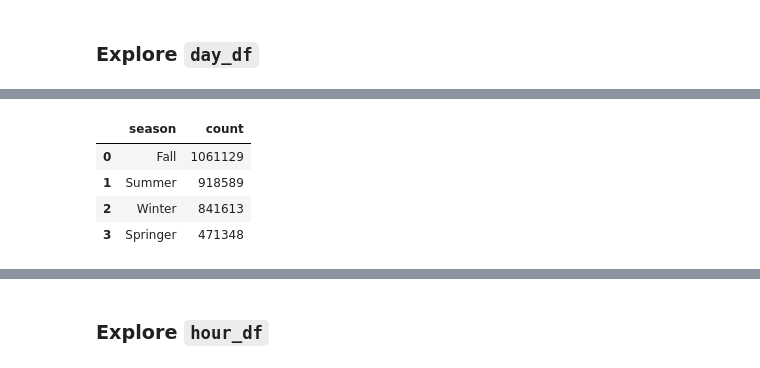
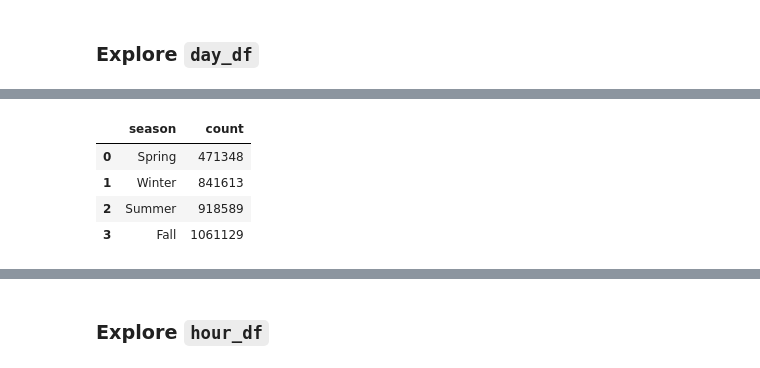
Before and after one commit to bintang58/bike-sharing-analysis, a Jupyter notebook: notebook.ipynb, the cells around one changed output, grey strips where cells are left out. Saved outputs shown, nothing was run; the diff lists cells and outputs as text; code cells hidden in the pictures.

```diff
--- a/notebook.ipynb
+++ b/notebook.ipynb
@@ -234,10 +236,10 @@ day_df.rename(
     inplace=True
 )
 # %%
-# Mengonversi nilai dalam kolom 'season' di day_df agar lebih mudah dipahami
-# 1 → Springer, 2 → Summer, 3 → Fall, 4 → Winter
+# Mengonversi nilai dalam kolom "season" di day_df agar lebih mudah dipahami
+# 1 → Spring, 2 → Summer, 3 → Fall, 4 → Winter
 day_df["season"] = day_df["season"].cat.rename_categories({
-    1: "Springer",
+    1: "Spring",
     2: "Summer",
     3: "Fall",
     4: "Winter"
@@ -535,12 +537,13 @@ day_df.describe(include="all")
 | max | 731.000000 | 2012-12-31 00:00:00 | NaN | NaN | NaN | NaN | NaN | NaN | 0.861667 | 0.840896 | 0.972500 | ... |
 | std | 211.165812 | NaN | NaN | NaN | NaN | NaN | NaN | NaN | 0.183051 | 0.162961 | 0.142429 | ... |
 # %%
+# Menghitung total jumlah peminjaman (count) berdasarkan musim (season) dan mengurutkannya secara ascending
 day_df.groupby(by="season", observed=False)["count"].sum() \
-    .sort_values(ascending=False) \
+    .sort_values(ascending=True) \
     .reset_index()
 # %% [output]
 |  | season | count |
-| 0 | Fall | 1061129 |
-| 1 | Summer | 918589 |
-| 2 | Winter | 841613 |
-| 3 | Springer | 471348 |
+| 0 | Spring | 471348 |
+| 1 | Winter | 841613 |
+| 2 | Summer | 918589 |
+| 3 | Fall | 1061129 |
```
Also changed, not shown: parts of 41 cells of this notebook.
